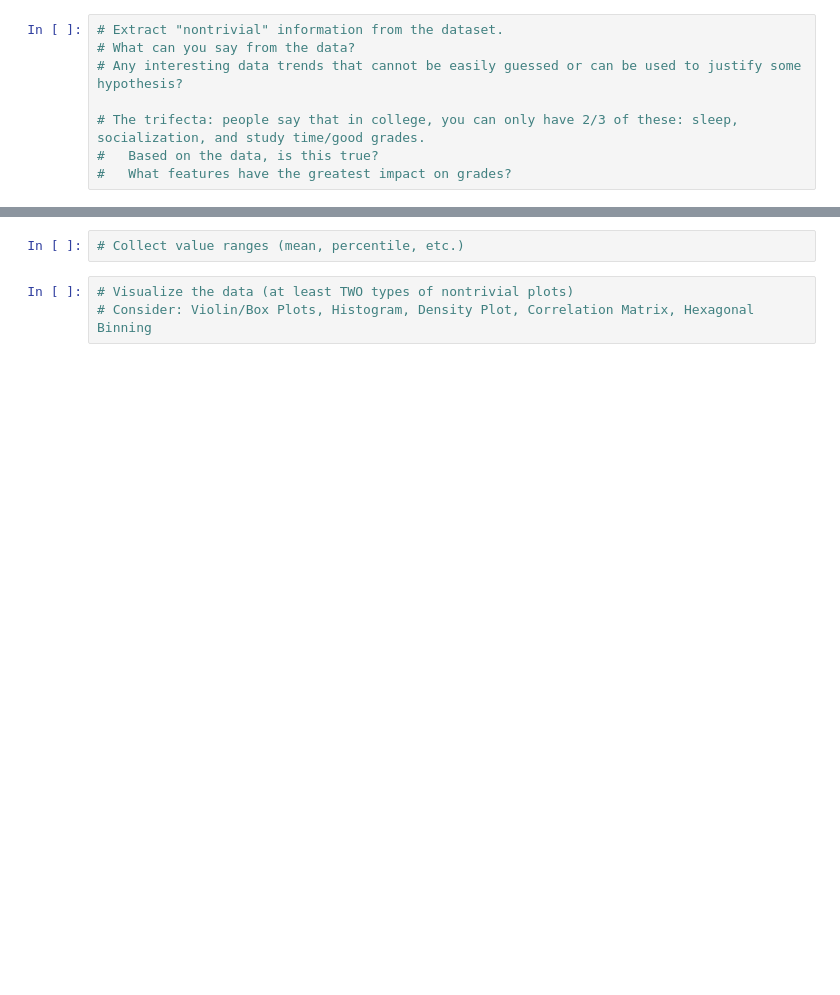
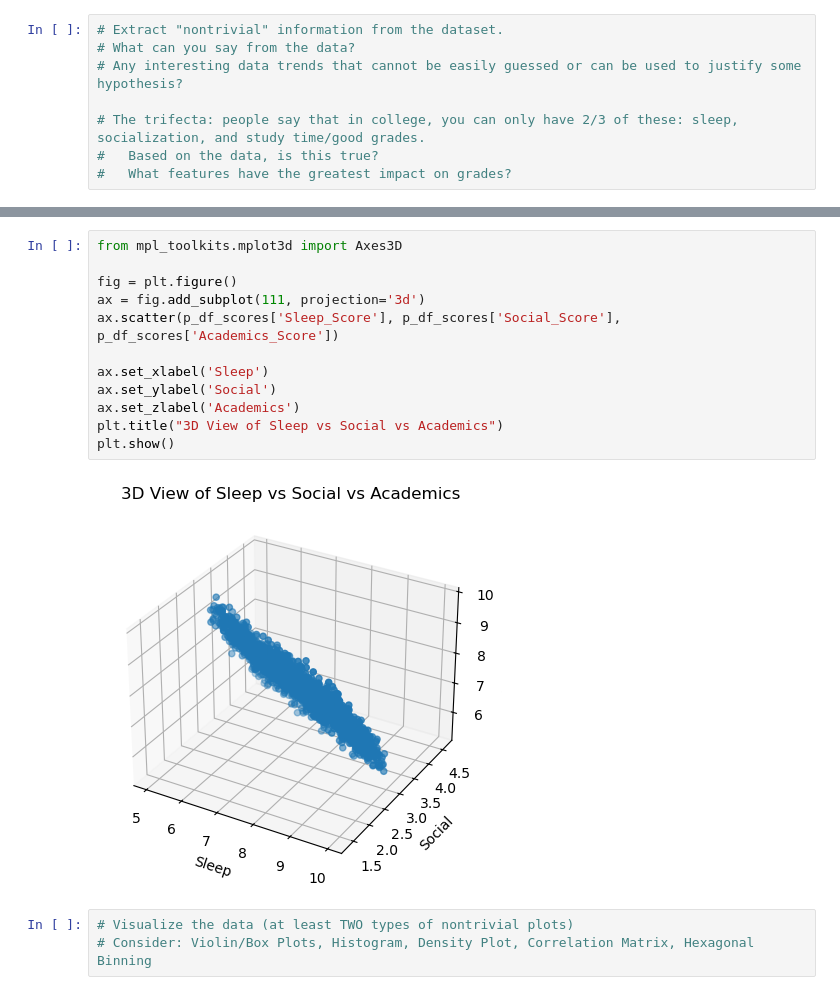
Before and after one commit to g-bolotin/cs131-A5, a Jupyter notebook: CS131-A5.ipynb, the cells around one changed output, grey strips where cells are left out. Saved outputs shown, nothing was run; the diff lists cells and outputs as text; blank space fills up the shorter version.

```diff
--- a/CS131-A5.ipynb
+++ b/CS131-A5.ipynb
@@ -62,5 +95,17 @@ There are 2000 rows and 9 columns in this dataset.
 # %%
-# Collect value ranges (mean, percentile, etc.)
+from mpl_toolkits.mplot3d import Axes3D
+
+fig = plt.figure()
+ax = fig.add_subplot(111, projection='3d')
+ax.scatter(p_df_scores['Sleep_Score'], p_df_scores['Social_Score'], p_df_scores['Academics_Score'])
+
+ax.set_xlabel('Sleep')
+ax.set_ylabel('Social')
+ax.set_zlabel('Academics')
+plt.title("3D View of Sleep vs Social vs Academics")
+plt.show()
+# %% [output]
+[figure, added]
 # %%
 # Visualize the data (at least TWO types of nontrivial plots)
 # Consider: Violin/Box Plots, Histogram, Density Plot, Correlation Matrix, Hexagonal Binning
```
Also changed, not shown: parts of 4 cells of this notebook.
